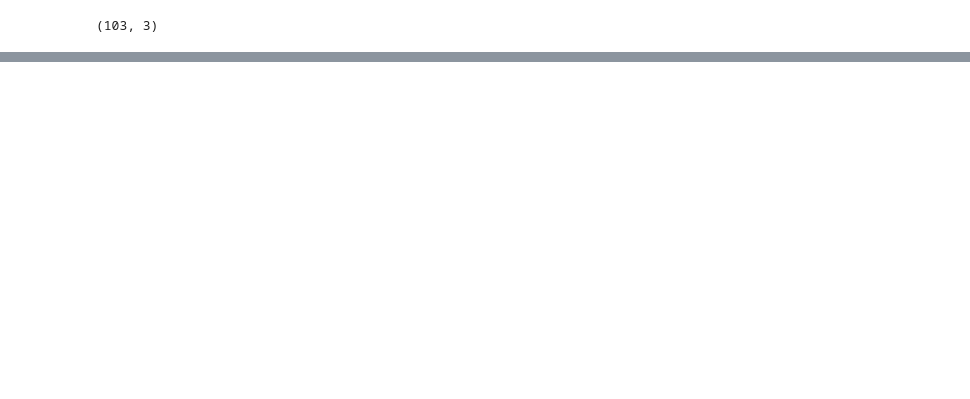
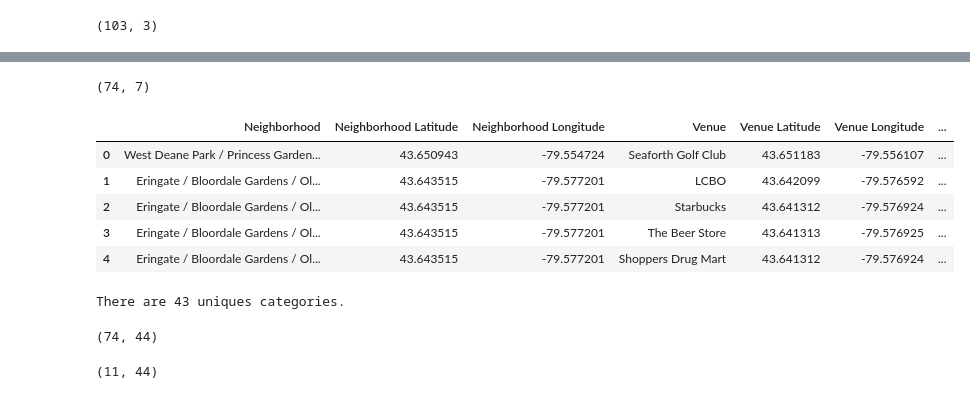
Before and after one commit to valeriya-kovalenko/Coursera_Capstone, a Jupyter notebook: Capstone Project Notebook.ipynb, the cells around one changed output, grey strips where cells are left out. Cells and saved outputs as stored; diff of their text form; code cells hidden in the pictures; blank space fills up the shorter version.

```diff
--- a/Capstone Project Notebook.ipynb
+++ b/Capstone Project Notebook.ipynb
@@ -106,0 +272,5 @@ neighborhood.shape
+# %%
+
+#Send the GET request and examine the resutls
+results = requests.get(url).json()
+results
@@ -106,0 +295,29 @@ neighborhood.shape
+# %%
+#Before we proceed, let's borrow the get_category_type function from the Foursquare lab.
+# function that extracts the category of the venue
+def get_category_type(row):
+    try:
+        categories_list = row['categories']
+    except:
+        categories_list = row['venue.categories']
+
+    if len(categories_list) == 0:
+        return None
+    else:
+        return categories_list[0]['name']
+# %%
+venues = results['response']['groups'][0]['items']
+
+nearby_venues = json_normalize(venues) # flatten JSON
+
+# filter columns
+filtered_columns = ['venue.name', 'venue.categories', 'venue.location.lat', 'venue.location.lng']
+nearby_venues =nearby_venues.loc[:, filtered_columns]
+
+# filter the category for each row
+nearby_venues['venue.categories'] = nearby_venues.apply(get_category_type, axis=1)
+
+# clean columns
+nearby_venues.columns = [col.split(".")[-1] for col in nearby_venues.columns]
+
+nearby_venues.head()
@@ -106,0 +396,40 @@ neighborhood.shape
+# %%
+#Let's check the size of the resulting dataframe
+print(Etobicoke_venues.shape)
+Etobicoke_venues.head()
+# %% [output]
+(74, 7)
+|  | Neighborhood | Neighborhood Latitude | Neighborhood Longitude | Venue | Venue Latitude | Venue Longitude | ... |
+| 0 | West Deane Park / Princess Garden... | 43.650943 | -79.554724 | Seaforth Golf Club | 43.651183 | -79.556107 | ... |
+| 1 | Eringate / Bloordale Gardens / Ol... | 43.643515 | -79.577201 | LCBO | 43.642099 | -79.576592 | ... |
+| 2 | Eringate / Bloordale Gardens / Ol... | 43.643515 | -79.577201 | Starbucks | 43.641312 | -79.576924 | ... |
+| 3 | Eringate / Bloordale Gardens / Ol... | 43.643515 | -79.577201 | The Beer Store | 43.641313 | -79.576925 | ... |
+| 4 | Eringate / Bloordale Gardens / Ol... | 43.643515 | -79.577201 | Shoppers Drug Mart | 43.641312 | -79.576924 | ... |
+# %%
+Etobicoke_venues.groupby('Neighborhood').count()
+print('There are {} uniques categories.'.format(len(Etobicoke_venues['Venue Category'].unique())))
+# %% [output]
+There are 43 uniques categories.
+# %%
+#Analyze Each Neighborhood
+# one hot encoding
+Etobicoke_onehot = pd.get_dummies(Etobicoke_venues[['Venue Category']], prefix="", prefix_sep="")
+
+# add neighborhood column back to dataframe
+Etobicoke_onehot['Neighborhood'] = Etobicoke_venues['Neighborhood']
+
+# move neighborhood column to the first column
+fixed_columns = [Etobicoke_onehot.columns[-1]] + list(Etobicoke_onehot.columns[:-1])
+Etobicoke_onehot = Etobicoke_onehot[fixed_columns]
+
+Etobicoke_onehot.head()
+Etobicoke_onehot.shape
+# %% [output]
+(74, 44)
+# %%
+#Next, let's group rows by neighborhood and by taking the mean of the frequency of occurrence of each category
+Etobicoke_grouped = Etobicoke_onehot.groupby('Neighborhood').mean().reset_index()
+Etobicoke_grouped
+Etobicoke_grouped.shape
+# %% [output]
+(11, 44)
```
Also changed, not shown: parts of 29 cells of this notebook.
